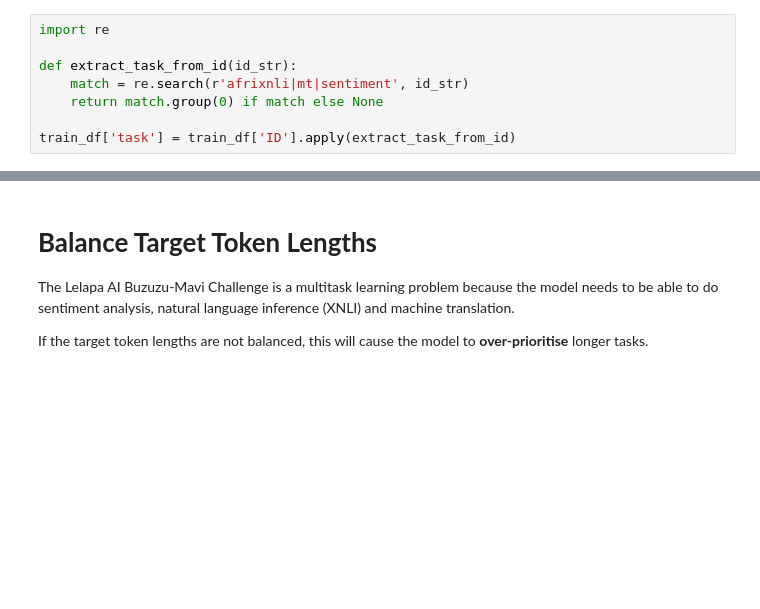
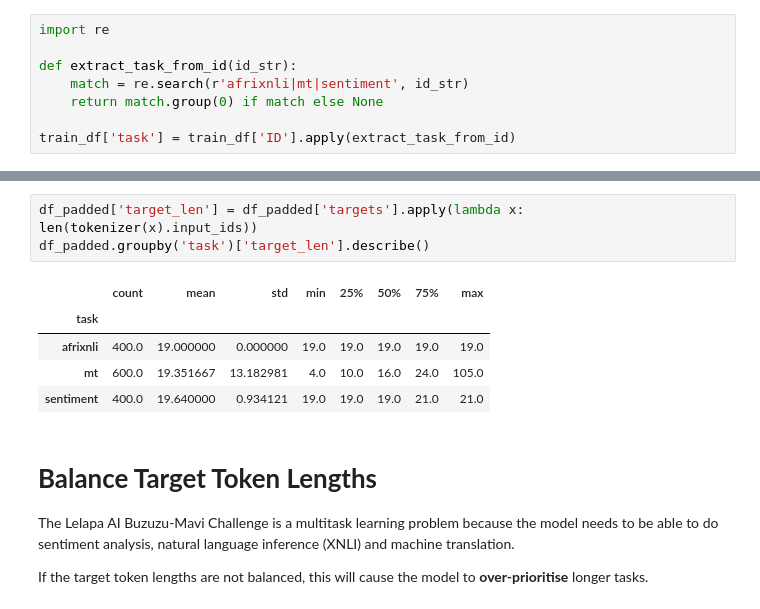
Before and after one commit to melissafasol/InkubaLM-Challenge, a Jupyter notebook: notebooks/01_implementation.ipynb, the cells around one changed output, grey strips where cells are left out. Drawn from its saved outputs; the diff is of its cells as text; blank space fills up the shorter version.

```diff
--- a/notebooks/01_implementation.ipynb
+++ b/notebooks/01_implementation.ipynb
@@ -240,3 +265,12 @@ Name: targets, dtype: float64
+# %%
+df_padded['target_len'] = df_padded['targets'].apply(lambda x: len(tokenizer(x).input_ids))
+df_padded.groupby('task')['target_len'].describe()
+# %% [output]
+|  | count | mean | std | min | 25% | 50% | 75% | max |
+| task |  |  |  |  |  |  |  |  |
+| afrixnli | 400.0 | 19.000000 | 0.000000 | 19.0 | 19.0 | 19.0 | 19.0 | 19.0 |
+| mt | 600.0 | 19.351667 | 13.182981 | 4.0 | 10.0 | 16.0 | 24.0 | 105.0 |
+| sentiment | 400.0 | 19.640000 | 0.934121 | 19.0 | 19.0 | 19.0 | 21.0 | 21.0 |
 # %% [markdown]
 # **Balance Target Token Lengths**
 
```
Also changed, not shown: parts of 21 cells of this notebook.
